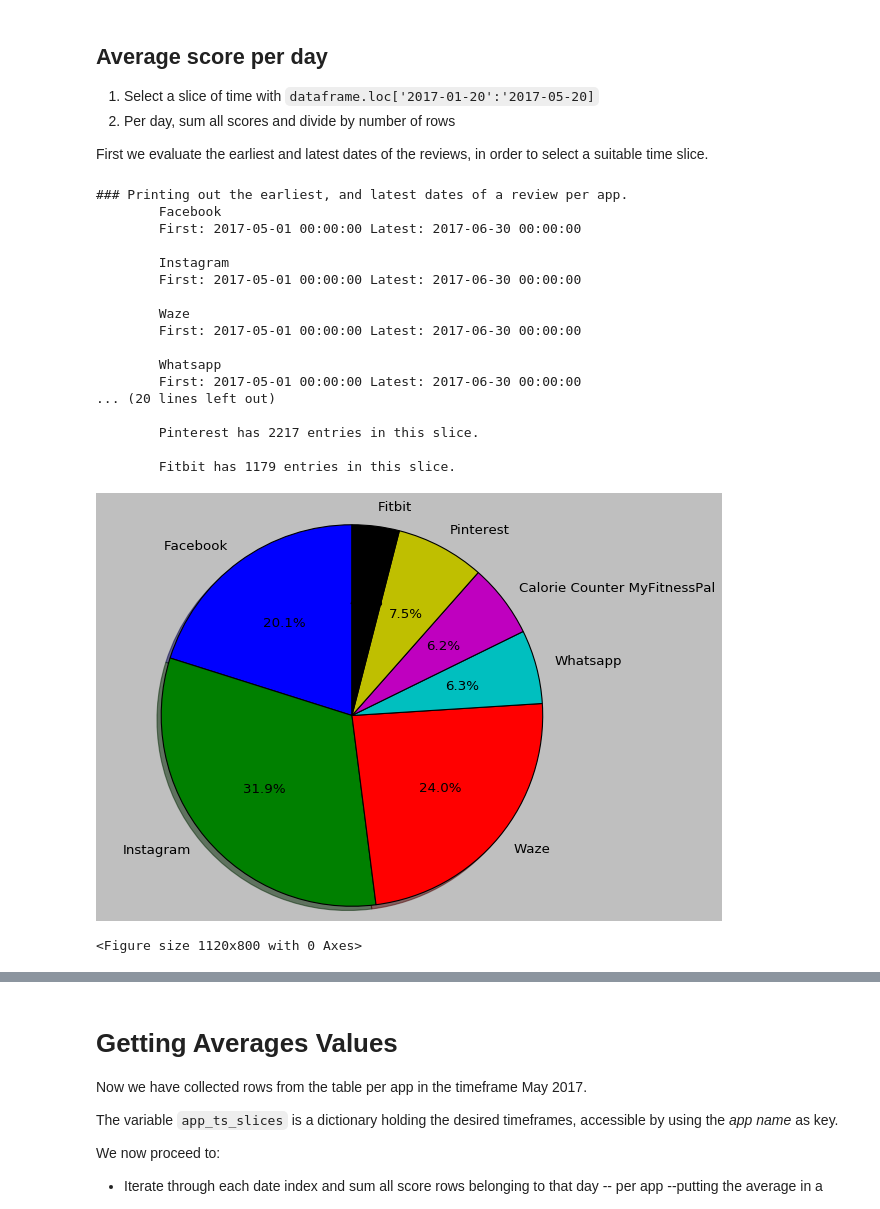
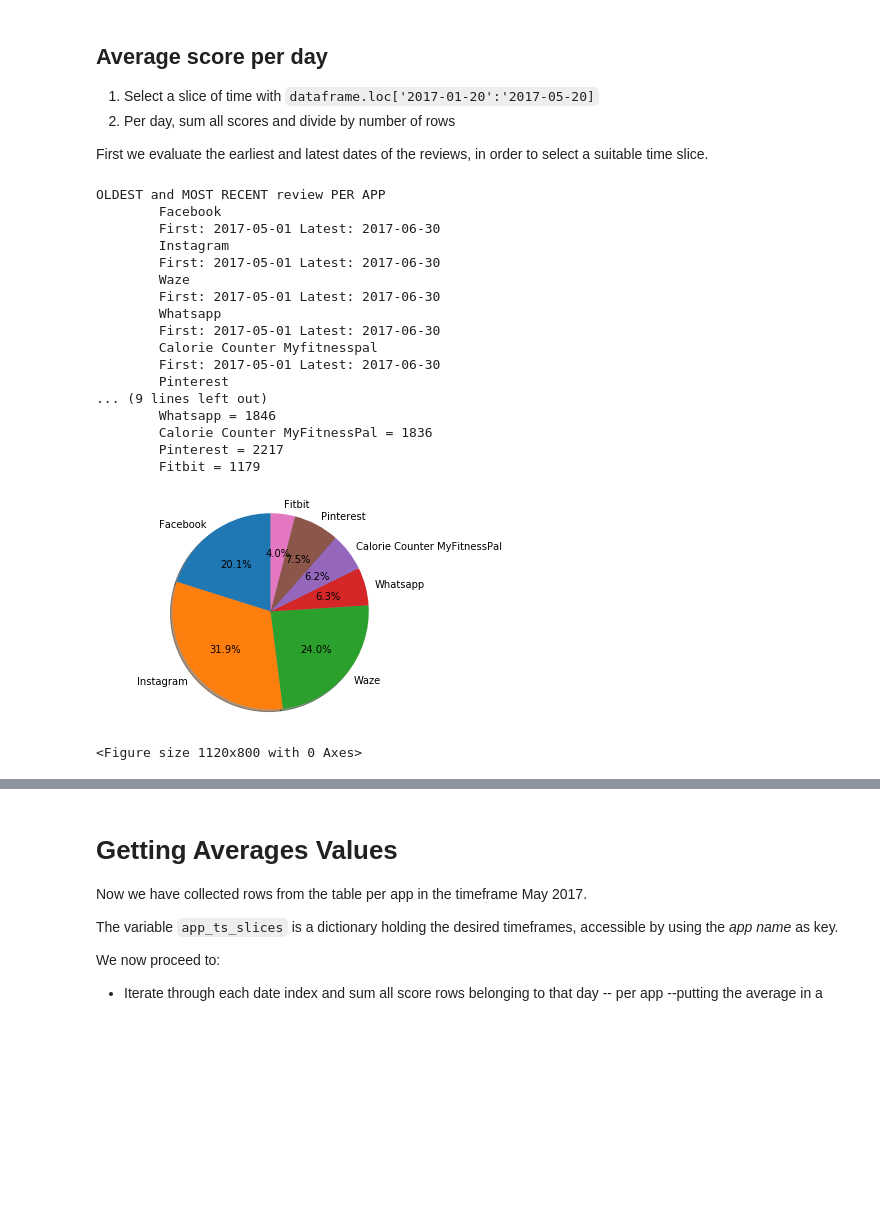
Before and after one commit to gohovd/twitter-anomales, a Jupyter notebook: Anomaly Detection in User Reviews.ipynb, the cells around one changed output, grey strips where cells are left out. Drawn from its saved outputs; the diff is of its cells as text; code cells hidden in the pictures; blank space fills up the shorter version.

```diff
--- a/Anomaly Detection in User Reviews.ipynb
+++ b/Anomaly Detection in User Reviews.ipynb
@@ -170,20 +116,15 @@ Pandas data structures for working with dates and times.
 # %%
 # The specific formatting of our 'date' column in table 'reviews'
-form = '%Y-%m-%d %H:%M:%S'
-app_ts = []
+form = '%Y-%m-%d'
 app_ts_dict = {}
 
 # Iterate over all DataFrames and add columns year, month, weekday
-for df in app_dfs:
-    df['date'] = pd.to_datetime(df['date'], format=form)
-    df = df.set_index(pd.DatetimeIndex(df['date']))
+for app, df in app_dfs.items():
     df['Year'] = df.index.year
     df['Month'] = df.index.month
     df['Weekday Name'] = df.index.weekday_name
-    app_ts.append(df)
-    app_ts_dict[df['app_name'][0]] = df;
+    app_ts_dict[app] = df;
 
 # Display sample
-app_ts[5].sample(5, random_state=0)
-app_ts[5].index
+app_ts_dict['Instagram'].sample(5, random_state=0)
 # %% [output]
@@ -207,67 +180,66 @@ Here we want to make visualizations of our data, indexed by time, and want to sh
 
 First we evaluate the earliest and latest dates of the reviews, in order to select a suitable time slice.
 # %%
-import tabulate
-
-min_max_table = [['Facebook'],
-                 ['Instagram'],
-                 ['Waze'],
-                 ['WhatsApp'],
-                 ['Calorie'],
-                 ['Pinterest'],
-                 ['Fitbit']]
-
 app_min_max = {
     'Facebook' : (0,0)
 }
-for app, df in app_ts_dict.items():
-    app_min_max[app] = (df.index.min(), df.index.max())
 
-print("### Printing out the earliest, and latest dates of a review per app.")
+for app, df in app_dfs.items():
+    app_min_max[app] = (df.index.min().date(), df.index.max().date())
+
+print("OLDEST and MOST RECENT review PER APP")
 for app, min_max in app_min_max.items():
     print(f"\t{app.title()}")
-    print(f"\tFirst: {min_max[0]} Latest: {min_max[1]}\n")
+    print(f"\tFirst: {min_max[0]} Latest: {min_max[1]}")
+
+print("\n")
 
 # Select 'slice' (... the month of May 2017)
 app_ts_slices = {}
-print("### Collecting all row entries per app in the month of May 2017.")
-for app, df in app_ts_dict.items():
+print("NUMBER OF ROWS PER APP in time slice '2017-05-01':'2017-05-30'")
+for app, df in app_dfs.items():
     app_ts_slices[app] = df.loc['2017-05-01':'2017-05-30']
-    print(f"\t{app} has {len(app_ts_slices[app].index)} entries in this slice.\n")
+    print(f"\t{app} = {len(app_ts_slices[app].index)}")
+
+print("\n")
 
 # Pie chart, where the slices will be ordered and plotted counter-clockwise:
 labels = []
 sizes = []
+
 for name, df in app_ts_slices.items():
     labels.append(name)
     sizes.append(len(df.index))
 
 fig, ax = plt.subplots()
-ax.pie(sizes, labels=labels, autopct='%1.1f%%',
-        shadow=True, startangle=90)
+ax.pie(sizes,
+       labels=labels,
+       autopct='%1.1f%%',
+        shadow=True,
+       startangle=90)
 ax.axis('equal')  # Equal aspect ratio ensures that pie is drawn as a circle.
 
 fig=plt.figure(figsize=(14, 10), dpi= 80, facecolor='w', edgecolor='w')
 
-
 plt.show()
+app_ts_slices['Waze'].head(5)
 # %% [output]
-### Printing out the earliest, and latest dates of a review per app.
+OLDEST and MOST RECENT review PER APP
         Facebook
-        First: 2017-05-01 00:00:00 Latest: 2017-06-30 00:00:00
-
+        First: 2017-05-01 Latest: 2017-06-30
         Instagram
-        First: 2017-05-01 00:00:00 Latest: 2017-06-30 00:00:00
-
+        First: 2017-05-01 Latest: 2017-06-30
         Waze
-        First: 2017-05-01 00:00:00 Latest: 2017-06-30 00:00:00
-
+        First: 2017-05-01 Latest: 2017-06-30
         Whatsapp
-        First: 2017-05-01 00:00:00 Latest: 2017-06-30 00:00:00
-... (20 lines left out)
-
-        Pinterest has 2217 entries in this slice.
-
-        Fitbit has 1179 entries in this slice.
+        First: 2017-05-01 Latest: 2017-06-30
+        Calorie Counter Myfitnesspal
+        First: 2017-05-01 Latest: 2017-06-30
+        Pinterest
+... (9 lines left out)
+        Whatsapp = 1846
+        Calorie Counter MyFitnessPal = 1836
+        Pinterest = 2217
+        Fitbit = 1179
-[figure, old version]
+[figure, new version]
 <Figure size 1120x800 with 0 Axes>
```
Also changed, not shown: parts of 21 cells of this notebook.
